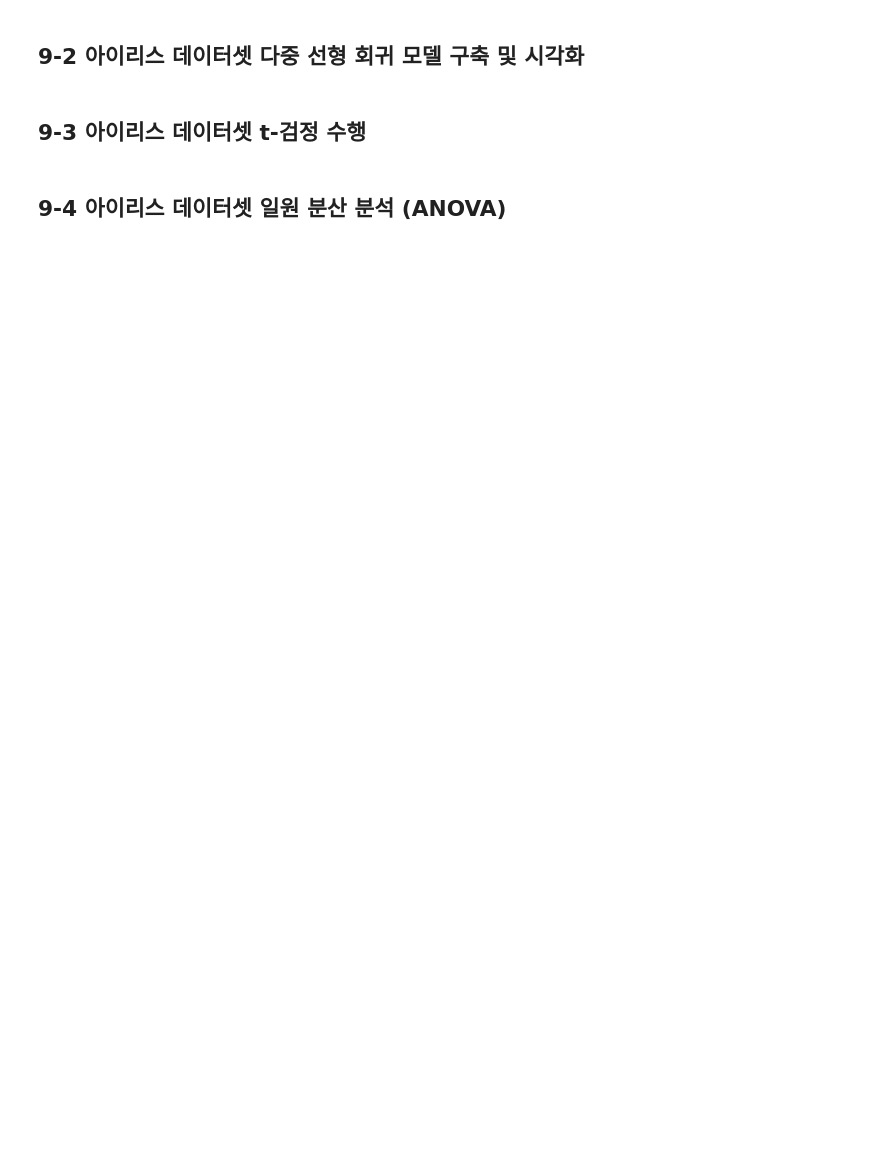
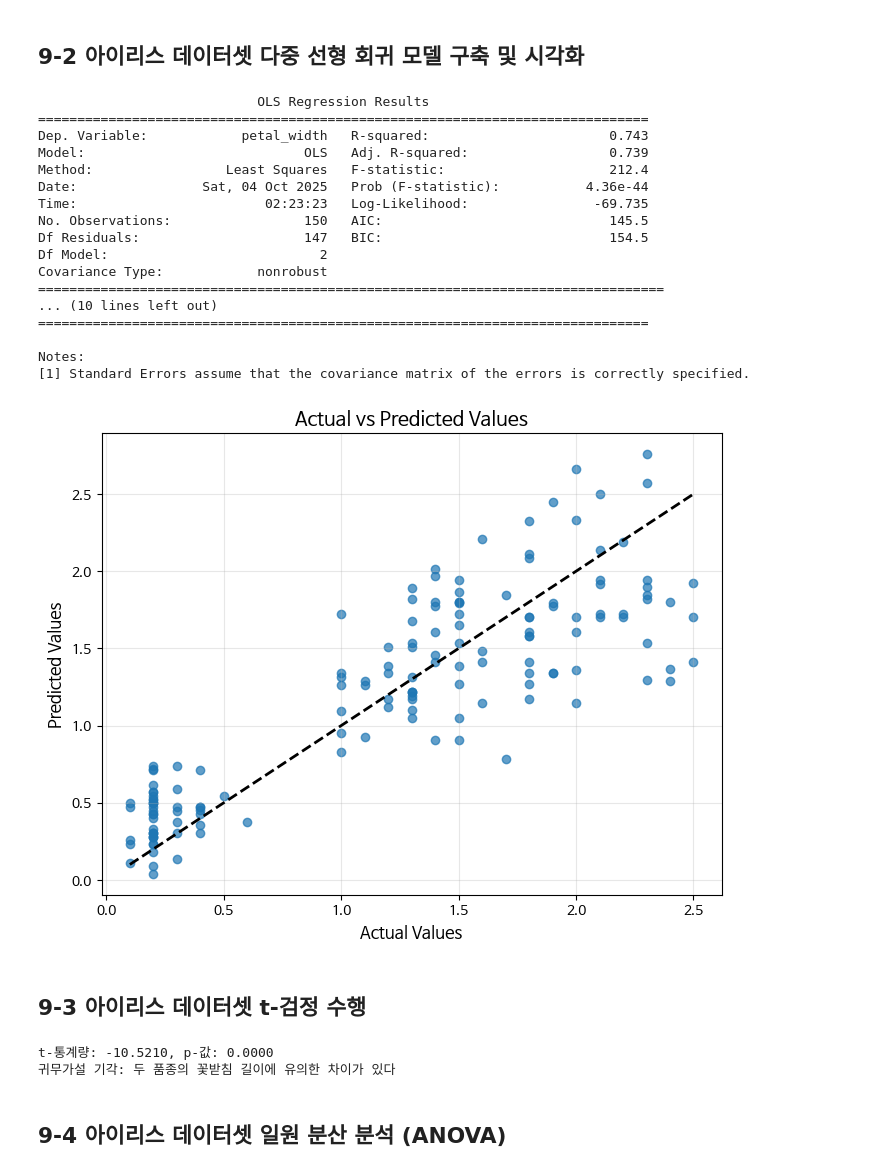
Before and after one commit to dwk72/Data-Analysis-with-Open-Source, a Jupyter notebook: 오픈소스_데이터_분석_9강.ipynb, the cells around one changed output. Saved outputs shown, nothing was run; the diff lists cells and outputs as text; code cells hidden in the pictures; blank space fills up the shorter version.

```diff
--- a/오픈소스_데이터_분석_9강.ipynb
+++ b/오픈소스_데이터_분석_9강.ipynb
@@ -63,31 +69,51 @@ NameError: name 'correlation' is not defined
 # %%
 import statsmodels.formula.api as smf
 import seaborn as sns
 import matplotlib.pyplot as plt
 
 ## 아이리스 데이터셋 로드
 df = sns.load_dataset('iris')
 
 ## 다중 선형 회귀 모델 생성 및 학습
 ## 'petal_width'를 종속 변수로 하고 다른 특성들(sepal_length, sepal_width, petal_length)을 독립 변수로 사용
 model = smf.ols(
-    formula='petal_width ~ sepal_length +'
-)
+    formula='petal_width ~ sepal_length + sepal_width + sepal_length',
+    data=df
+).fit()
 
 ## 모델 요약 결과 출력
 print(model.summary())
 
 ## 실제 값 vs 예측 값 시각화
 plt.figure(figsize=(8, 6))
 predictions = model.predict(df) ## 모델 예측값 계산
 plt.scatter(df['petal_width'], predictions, alpha=0.7) ## 실제 값과 예측 값 산점도
 plt.plot([df['petal_width'].min(), df['petal_width'].max()],
          [df['petal_width'].min(), df['petal_width'].max()], 'k--', lw=2) ## 이상적인 예측 라인 (y=x)
 plt.xlabel('Actual Values', fontsize=12)
 plt.ylabel('Predicted Values', fontsize=12)
 plt.title('Actual vs Predicted Values', fontsize=14)
 plt.grid(True, alpha=0.3)
 plt.show()
+# %% [output]
+                            OLS Regression Results
+==============================================================================
+Dep. Variable:            petal_width   R-squared:                       0.743
+Model:                            OLS   Adj. R-squared:                  0.739
+Method:                 Least Squares   F-statistic:                     212.4
+Date:                Sat, 04 Oct 2025   Prob (F-statistic):           4.36e-44
+Time:                        02:23:23   Log-Likelihood:                -69.735
+No. Observations:                 150   AIC:                             145.5
+Df Residuals:                     147   BIC:                             154.5
+Df Model:                           2
+Covariance Type:            nonrobust
+================================================================================
+... (10 lines left out)
+==============================================================================
+
+Notes:
+[1] Standard Errors assume that the covariance matrix of the errors is correctly specified.
+[figure, added]
 # %% [markdown]
 ## 9-3 아이리스 데이터셋 t-검정 수행
 # %%
@@ -103,6 +129,7 @@ versicolor = df[df['species'] == 'versicolor']['sepal_length']
 
 ## 독립 표본 t-검정 수행
 ## 두 그룹(setosa, versicolor)의 'sepal_length' 평균이 통계적으로 유의미한 차이가 있는지 검정
+t_stat, p_val, df_dof = ttest_ind(setosa, versicolor)
 
 ## t-통계량과 p-값 출력
 print(f"t-통계량: {t_stat:.4f}, p-값: {p_val:.4f}")
@@ -112,6 +139,9 @@ if p_val < 0.05:
     print("귀무가설 기각: 두 품종의 꽃받침 길이에 유의한 차이가 있다")
 else:
     print("귀무가설 채택: 두 품종의 꽃받침 길이에 유의한 차이가 없다")
+# %% [output]
+t-통계량: -10.5210, p-값: 0.0000
+귀무가설 기각: 두 품종의 꽃받침 길이에 유의한 차이가 있다
 # %% [markdown]
 ## 9-4 아이리스 데이터셋 일원 분산 분석 (ANOVA)
 # %%
```
Also changed, not shown: parts of 3 cells of this notebook.
